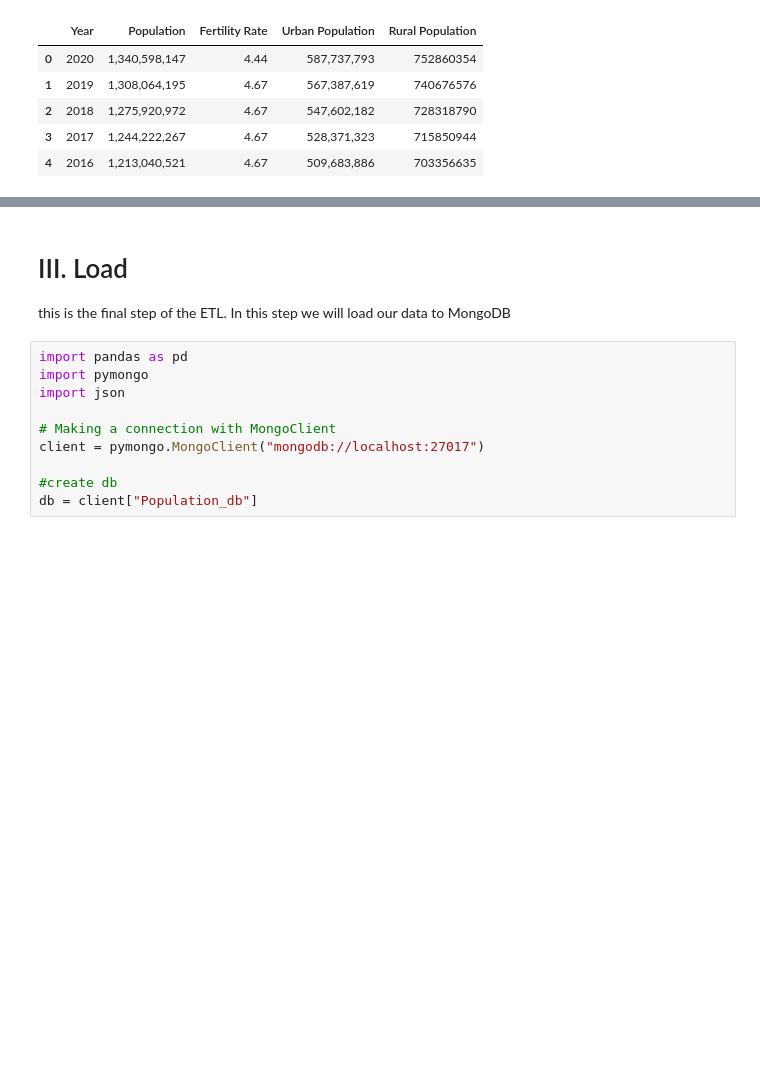
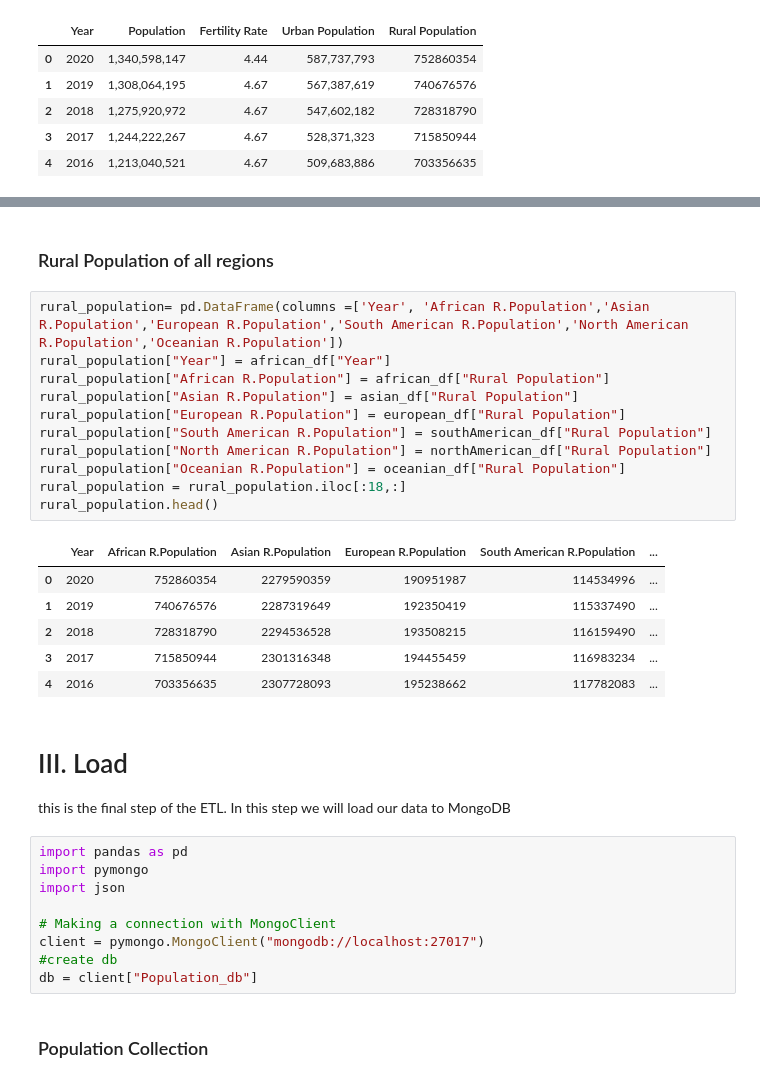
Before and after one commit to amal209/Back-end, a Jupyter notebook: etl.ipynb, the cells around one changed output, grey strips where cells are left out. Saved outputs shown, nothing was run; the diff lists cells and outputs as text; blank space fills up the shorter version.

```diff
--- a/etl.ipynb
+++ b/etl.ipynb
@@ -209,3 +210,23 @@ oceanian_population_forcast_df = populationForcast(oceanian_df)
+# %% [markdown]
+### Rural Population of all regions
+# %%
+rural_population= pd.DataFrame(columns =['Year', 'African R.Population','Asian R.Population','European R.Population','South American R.Population','North American R.Population','Oceanian R.Population'])
+rural_population["Year"] = african_df["Year"]
+rural_population["African R.Population"] = african_df["Rural Population"]
+rural_population["Asian R.Population"] = asian_df["Rural Population"]
+rural_population["European R.Population"] = european_df["Rural Population"]
+rural_population["South American R.Population"] = southAmerican_df["Rural Population"]
+rural_population["North American R.Population"] = northAmerican_df["Rural Population"]
+rural_population["Oceanian R.Population"] = oceanian_df["Rural Population"]
+rural_population = rural_population.iloc[:18,:]
+rural_population.head()
+# %% [output]
+|  | Year | African R.Population | Asian R.Population | European R.Population | South American R.Population | ... |
+| 0 | 2020 | 752860354 | 2279590359 | 190951987 | 114534996 | ... |
+| 1 | 2019 | 740676576 | 2287319649 | 192350419 | 115337490 | ... |
+| 2 | 2018 | 728318790 | 2294536528 | 193508215 | 116159490 | ... |
+| 3 | 2017 | 715850944 | 2301316348 | 194455459 | 116983234 | ... |
+| 4 | 2016 | 703356635 | 2307728093 | 195238662 | 117782083 | ... |
 # %% [markdown]
 
 # III. Load
@@ -217,8 +238,9 @@ import json
 
 # Making a connection with MongoClient
 client = pymongo.MongoClient("mongodb://localhost:27017")
-
 #create db
 db = client["Population_db"]
+# %% [markdown]
+### Population Collection
 # %%
 #convert dataframe to dictionary
```
Also changed, not shown: parts of 32 cells of this notebook, 22 other files.
